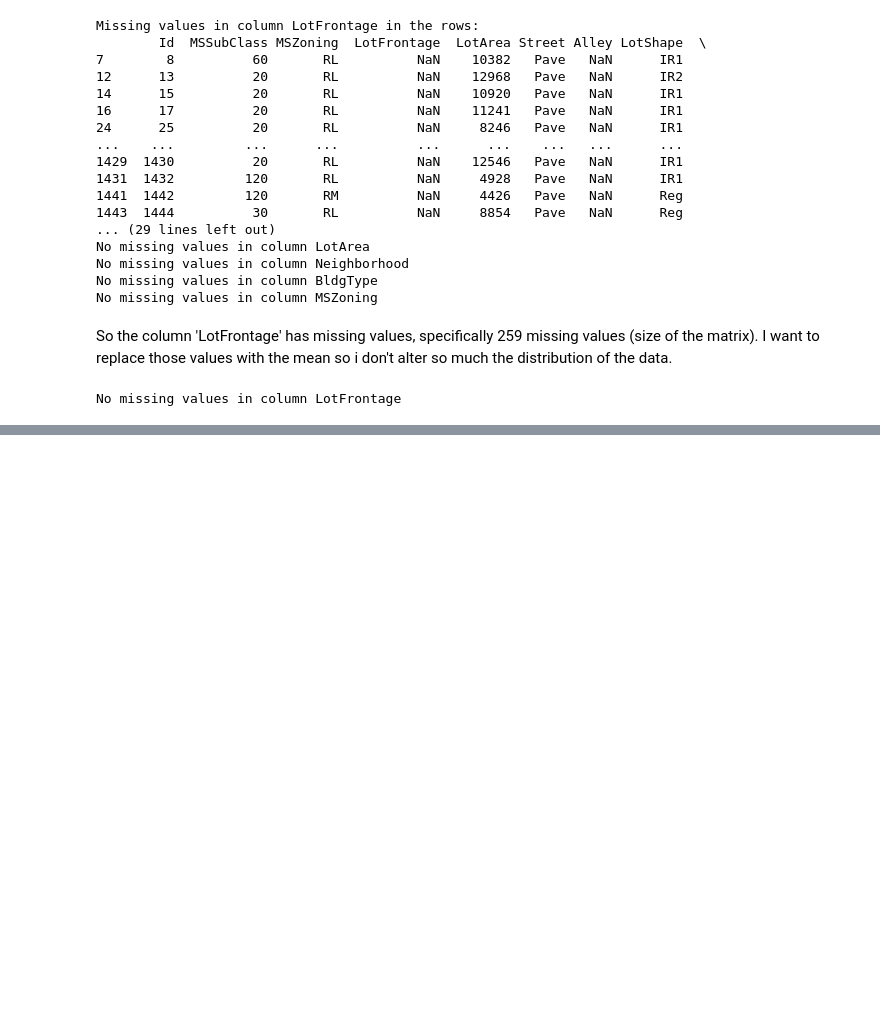
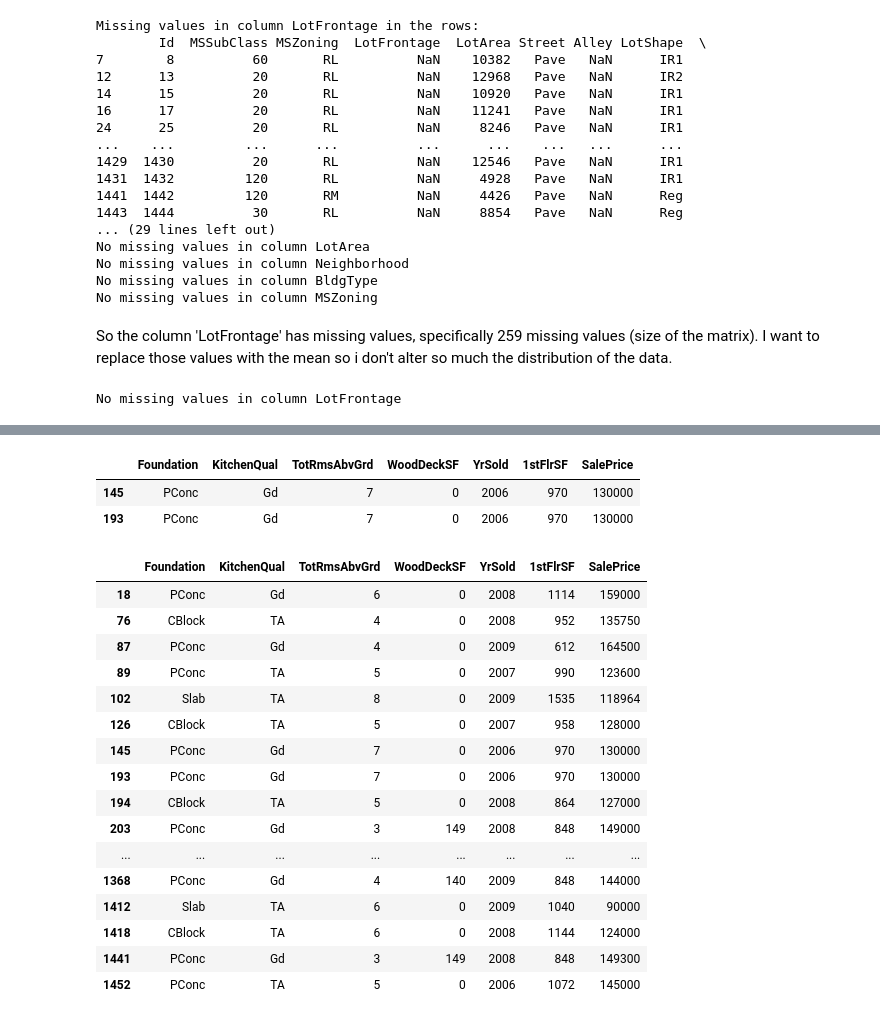
Before and after one commit to pyagoes/dsp-paula-yago, a Jupyter notebook: notebooks/house-prices-modeling.ipynb, the cells around one changed output, grey strips where cells are left out. Drawn from its saved outputs; the diff is of its cells as text; code cells hidden in the pictures; blank space fills up the shorter version.

Commit message:
Added changes to .DS_Store and notebooks/house-prices-modeling.ipynb

```diff
--- a/notebooks/house-prices-modeling.ipynb
+++ b/notebooks/house-prices-modeling.ipynb
@@ -5,8 +5,7 @@
 # %%
 import pandas as pd
 
-# Load datasets, I didn't have to split them because in kaggle they are already separeted.
 # dont use absoulte path, use relative one .../ !!!
-train = pd.read_csv('/Users/paulayagoesparza/Downloads/train.csv')
-test = pd.read_csv('/Users/paulayagoesparza/Downloads/test.csv')
+df_master = pd.read_csv('train.csv')
+df = df_master.copy()
 # %%
@@ -161,0 +118,4 @@ test['MSZoning'].fillna(mean_lotfrontage_test, inplace=True)
+# %%
+# Check for duplicates
+useful_features = ['Foundation', 'KitchenQual', 'TotRmsAbvGrd', 'WoodDeckSF', 'YrSold', '1stFlrSF']
+help(df[useful_features].duplicated)
@@ -161,0 +167,29 @@ test['MSZoning'].fillna(mean_lotfrontage_test, inplace=True)
+# %%
+label_col = 'SalePrice'
+df_tmp = df_master[useful_features+[label_col]]
+df_tmp[df_tmp.duplicated(keep=False)]
+# %% [output]
+|  | Foundation | KitchenQual | TotRmsAbvGrd | WoodDeckSF | YrSold | 1stFlrSF | SalePrice |
+| 145 | PConc | Gd | 7 | 0 | 2006 | 970 | 130000 |
+| 193 | PConc | Gd | 7 | 0 | 2006 | 970 | 130000 |
+# %%
+df_tmp = df_master[useful_features+[label_col]]
+df_tmp[df_tmp[useful_features].duplicated(keep=False)]
+# %% [output]
+|  | Foundation | KitchenQual | TotRmsAbvGrd | WoodDeckSF | YrSold | 1stFlrSF | SalePrice |
+| 18 | PConc | Gd | 6 | 0 | 2008 | 1114 | 159000 |
+| 76 | CBlock | TA | 4 | 0 | 2008 | 952 | 135750 |
+| 87 | PConc | Gd | 4 | 0 | 2009 | 612 | 164500 |
+| 89 | PConc | TA | 5 | 0 | 2007 | 990 | 123600 |
+| 102 | Slab | TA | 8 | 0 | 2009 | 1535 | 118964 |
+| 126 | CBlock | TA | 5 | 0 | 2007 | 958 | 128000 |
+| 145 | PConc | Gd | 7 | 0 | 2006 | 970 | 130000 |
+| 193 | PConc | Gd | 7 | 0 | 2006 | 970 | 130000 |
+| 194 | CBlock | TA | 5 | 0 | 2008 | 864 | 127000 |
+| 203 | PConc | Gd | 3 | 149 | 2008 | 848 | 149000 |
+| ... | ... | ... | ... | ... | ... | ... | ... |
+| 1368 | PConc | Gd | 4 | 140 | 2009 | 848 | 144000 |
+| 1412 | Slab | TA | 6 | 0 | 2009 | 1040 | 90000 |
+| 1418 | CBlock | TA | 6 | 0 | 2008 | 1144 | 124000 |
+| 1441 | PConc | Gd | 3 | 149 | 2008 | 848 | 149300 |
+| 1452 | PConc | TA | 5 | 0 | 2006 | 1072 | 145000 |
```
Also changed, not shown: parts of 41 cells of this notebook, 1 other file.
